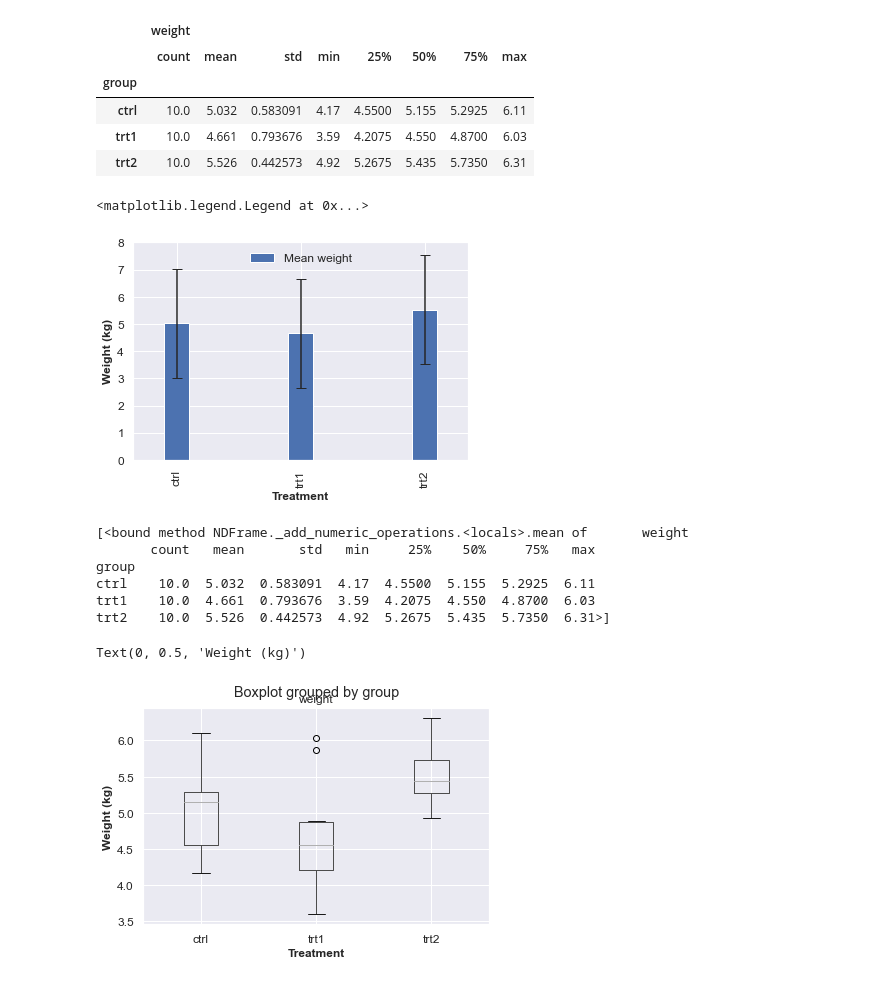
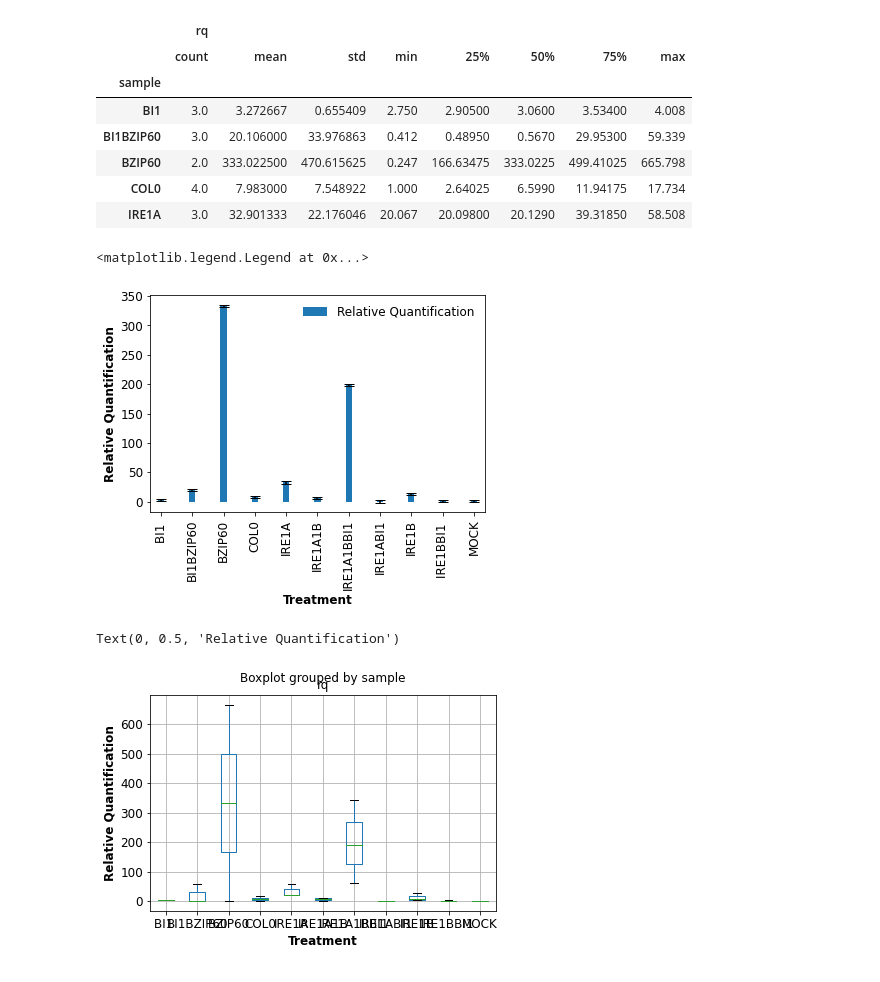
Before and after one commit to avay-risal/Statistical-Analysis, a Jupyter notebook: ANOVA_Statistics.ipynb, the cells around one changed output. Saved outputs shown, nothing was run; the diff lists cells and outputs as text; code cells hidden in the pictures.

```diff
--- a/ANOVA_Statistics.ipynb
+++ b/ANOVA_Statistics.ipynb
@@ -6,6 +6,6 @@ import matplotlib.pyplot as plt
 import statsmodels.api as sm
 from statsmodels.formula.api import ols
 # %%
-plant_growth = pd.read_csv('C:/Users/avay.risal/OneDrive - Texas A&M AgriLife/Documents/ANOVA/PlantGrowth.csv')
-plant_growth.shape
+relative_quant = pd.read_csv('C:/Users/avay.risal/OneDrive - Texas A&M AgriLife/Documents/ANOVA/plamv_10.csv')
+relative_quant.shape
 # %% [output]
@@ -56,51 +72,38 @@ plant_growth.groupby('group').describe()
 # %%
-summary = plant_growth[['weight','group']].groupby('group').describe()
+summary = relative_quant[['rq','sample']].groupby('sample').describe()
 summary.head()
 # %% [output]
-|  | weight |  |  |  |  |  |  |  |
+|  | rq |  |  |  |  |  |  |  |
 |  | count | mean | std | min | 25% | 50% | 75% | max |
-| group |  |  |  |  |  |  |  |  |
-| ctrl | 10.0 | 5.032 | 0.583091 | 4.17 | 4.5500 | 5.155 | 5.2925 | 6.11 |
-| trt1 | 10.0 | 4.661 | 0.793676 | 3.59 | 4.2075 | 4.550 | 4.8700 | 6.03 |
-| trt2 | 10.0 | 5.526 | 0.442573 | 4.92 | 5.2675 | 5.435 | 5.7350 | 6.31 |
+| sample |  |  |  |  |  |  |  |  |
+| BI1 | 3.0 | 3.272667 | 0.655409 | 2.750 | 2.90500 | 3.0600 | 3.53400 | 4.008 |
+| BI1BZIP60 | 3.0 | 20.106000 | 33.976863 | 0.412 | 0.48950 | 0.5670 | 29.95300 | 59.339 |
+| BZIP60 | 2.0 | 333.022500 | 470.615625 | 0.247 | 166.63475 | 333.0225 | 499.41025 | 665.798 |
+| COL0 | 4.0 | 7.983000 | 7.548922 | 1.000 | 2.64025 | 6.5990 | 11.94175 | 17.734 |
+| IRE1A | 3.0 | 32.901333 | 22.176046 | 20.067 | 20.09800 | 20.1290 | 39.31850 | 58.508 |
 # %%
-ax= summary.plot.bar(y= 1, yerr=2,capsize=5, width=0.2, label='Mean weight')
+ax= summary.plot.bar(y= 1, yerr=2,capsize=5, width=0.2, label='Relative Quantification')
 
 for label in (ax.get_xticklabels() + ax.get_yticklabels()):
     label.set_fontsize(12)
 
-plt.ylim (0,8)
 
 plt.xlabel('Treatment',size = 12,fontweight ='bold')
-plt.ylabel('Weight (kg)',size = 12,fontweight ='bold')
+plt.ylabel('Relative Quantification',size = 12,fontweight ='bold')
 
-plt.legend(fontsize=12 , loc=9, frameon=False)
+plt.legend(fontsize=12 , loc=0, frameon=False)
 # %% [output]
 <matplotlib.legend.Legend at 0x...>
-[figure, old version]
+[figure, new version]
-# %%
-treatment= ["control", "treatment 1","treatment 2"]
-Average_weight = [summary.mean]
-
-print(Average_weight)
-
-# plt.bar(treatment, Average_weight)
-# %% [output]
-[<bound method NDFrame._add_numeric_operations.<locals>.mean of       weight
-       count   mean       std   min     25%    50%     75%   max
-group
-ctrl    10.0  5.032  0.583091  4.17  4.5500  5.155  5.2925  6.11
-trt1    10.0  4.661  0.793676  3.59  4.2075  4.550  4.8700  6.03
-trt2    10.0  5.526  0.442573  4.92  5.2675  5.435  5.7350  6.31>]
 # %%
 #boxplot
-ax2= plant_growth.boxplot('weight', by = 'group')
+ax2= relative_quant.boxplot('rq', by = 'sample')
 
 for label in (ax2.get_xticklabels() + ax2.get_yticklabels()):
     label.set_fontsize(12)
 
 plt.xlabel('Treatment',size = 12,fontweight ='bold')
-plt.ylabel('Weight (kg)',size = 12,fontweight ='bold')
+plt.ylabel('Relative Quantification',size = 12,fontweight ='bold')
 # %% [output]
-Text(0, 0.5, 'Weight (kg)')
+Text(0, 0.5, 'Relative Quantification')
-[figure, old version]
+[figure, new version]
```
Also changed, not shown: parts of 14 cells of this notebook.
